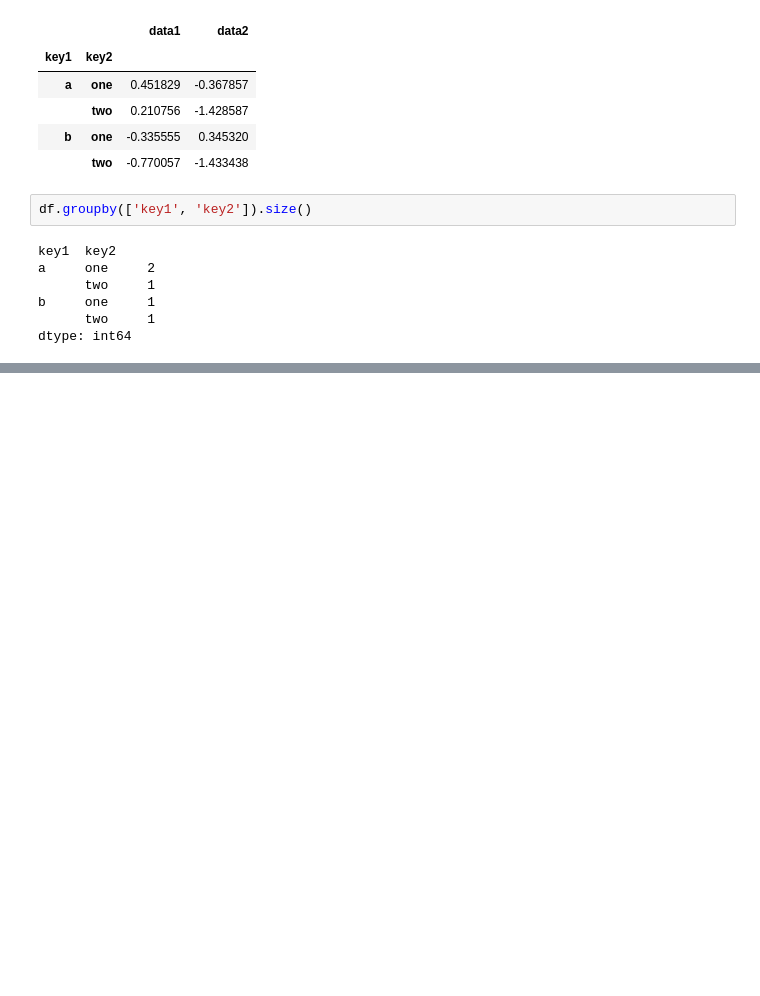
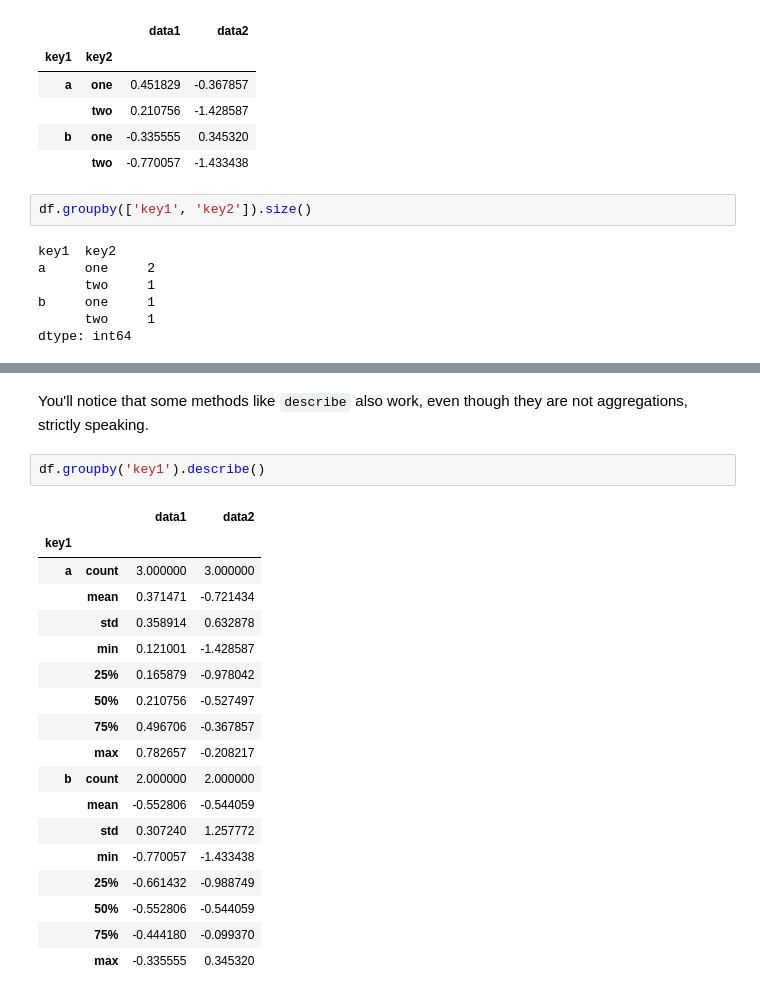
Before and after one commit to rerwin21/python_for_data_analysis, a Jupyter notebook: chap_9.ipynb, the cells around one changed output, grey strips where cells are left out. Drawn from its saved outputs; the diff is of its cells as text; blank space fills up the shorter version.

Commit message:
up to data aggregation

```diff
--- a/chap_9.ipynb
+++ b/chap_9.ipynb
@@ -129,0 +436,23 @@ dtype: int64
+# %% [markdown]
+You'll notice that some methods like `describe` also work, even though they are not aggregations, strictly speaking.
+# %%
+df.groupby('key1').describe()
+# %% [output]
+|  |  | data1 | data2 |
+| key1 |  |  |  |
+| a | count | 3.000000 | 3.000000 |
+|  | mean | 0.371471 | -0.721434 |
+|  | std | 0.358914 | 0.632878 |
+|  | min | 0.121001 | -1.428587 |
+|  | 25% | 0.165879 | -0.978042 |
+|  | 50% | 0.210756 | -0.527497 |
+|  | 75% | 0.496706 | -0.367857 |
+|  | max | 0.782657 | -0.208217 |
+| b | count | 2.000000 | 2.000000 |
+|  | mean | -0.552806 | -0.544059 |
+|  | std | 0.307240 | 1.257772 |
+|  | min | -0.770057 | -1.433438 |
+|  | 25% | -0.661432 | -0.988749 |
+|  | 50% | -0.552806 | -0.544059 |
+|  | 75% | -0.444180 | -0.099370 |
+|  | max | -0.335555 | 0.345320 |
```
Also changed, not shown: parts of 50 cells of this notebook.
